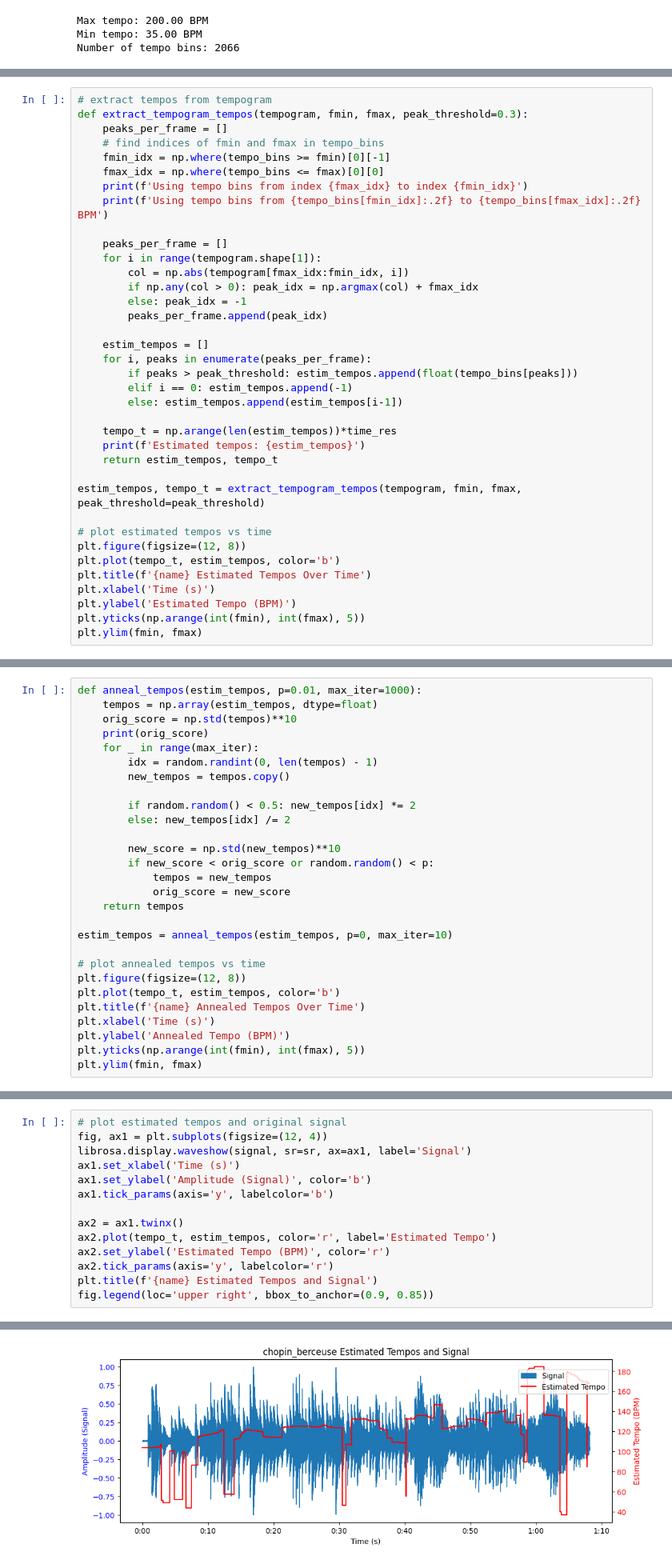
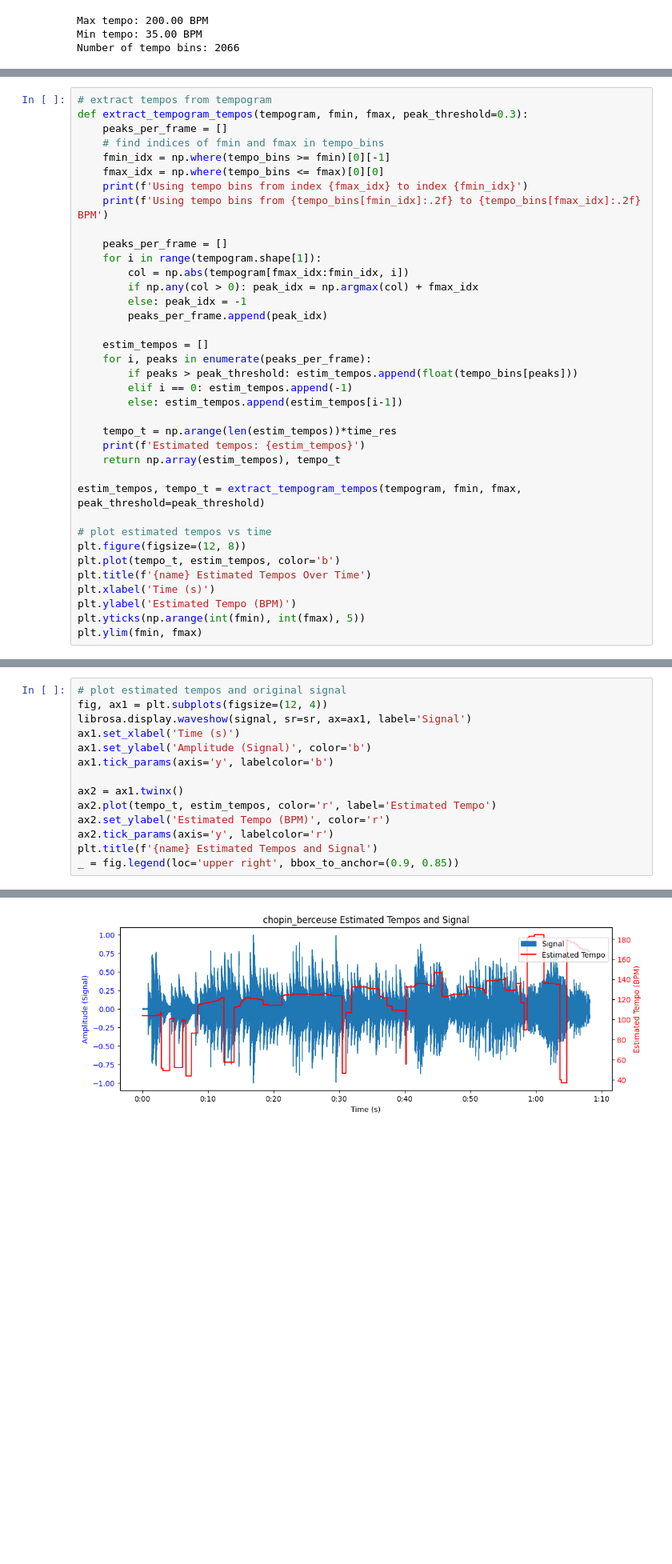
Before and after one commit to lkqiao/musical_accompanist, a Jupyter notebook: src/tempo_detect_nb.ipynb, the cells around one changed output, grey strips where cells are left out. Shown at 80% size. Saved outputs shown, nothing was run; the diff lists cells and outputs as text; blank space fills up the shorter version.

Commit message:
removed annealing

```diff
--- a/src/tempo_detect_nb.ipynb
+++ b/src/tempo_detect_nb.ipynb
@@ -268,7 +274,7 @@ def extract_tempogram_tempos(tempogram, fmin, fmax, peak_threshold=0.3):
 
     tempo_t = np.arange(len(estim_tempos))*time_res
     print(f'Estimated tempos: {estim_tempos}')
-    return estim_tempos, tempo_t
+    return np.array(estim_tempos), tempo_t
 
 estim_tempos, tempo_t = extract_tempogram_tempos(tempogram, fmin, fmax, peak_threshold=peak_threshold)
 
@@ -286,31 +292,3 @@ Using tempo bins from 35.04 to 198.77 BPM
 Estimated tempos: [103.8787688442211, 103.8787688442211, 103.8787688442211, 103.8787688442211, 103.8787688442211, 103.8787688442211, 103.8787688442211, 103.8787688442211, 103.8787688442211, 103.878768 ...
 (35.0, 200.0)
 [figure]
-# %%
-def anneal_tempos(estim_tempos, p=0.01, max_iter=1000):
-    tempos = np.array(estim_tempos, dtype=float)
-    orig_score = np.std(tempos)**10
-    print(orig_score)
-    for _ in range(max_iter):
-        idx = random.randint(0, len(tempos) - 1)
-        new_tempos = tempos.copy()
-
-        if random.random() < 0.5: new_tempos[idx] *= 2
-        else: new_tempos[idx] /= 2
-
-        new_score = np.std(new_tempos)**10
-        if new_score < orig_score or random.random() < p:
-            tempos = new_tempos
-            orig_score = new_score
-    return tempos
-
-estim_tempos = anneal_tempos(estim_tempos, p=0, max_iter=10)
-
-# plot annealed tempos vs time
-plt.figure(figsize=(12, 8))
-plt.plot(tempo_t, estim_tempos, color='b')
-plt.title(f'{name} Annealed Tempos Over Time')
-plt.xlabel('Time (s)')
-plt.ylabel('Annealed Tempo (BPM)')
-plt.yticks(np.arange(int(fmin), int(fmax), 5))
-plt.ylim(fmin, fmax)
@@ -331,5 +305,5 @@ ax2.plot(tempo_t, estim_tempos, color='r', label='Estimated Tempo')
 ax2.set_ylabel('Estimated Tempo (BPM)', color='r')
 ax2.tick_params(axis='y', labelcolor='r')
 plt.title(f'{name} Estimated Tempos and Signal')
-fig.legend(loc='upper right', bbox_to_anchor=(0.9, 0.85))
+_ = fig.legend(loc='upper right', bbox_to_anchor=(0.9, 0.85))
 # %% [output]
@@ -337 +310 @@ fig.legend(loc='upper right', bbox_to_anchor=(0.9, 0.85))
-[figure, old version]
+[figure, new version]
```
Also changed, not shown: parts of 5 cells of this notebook.
